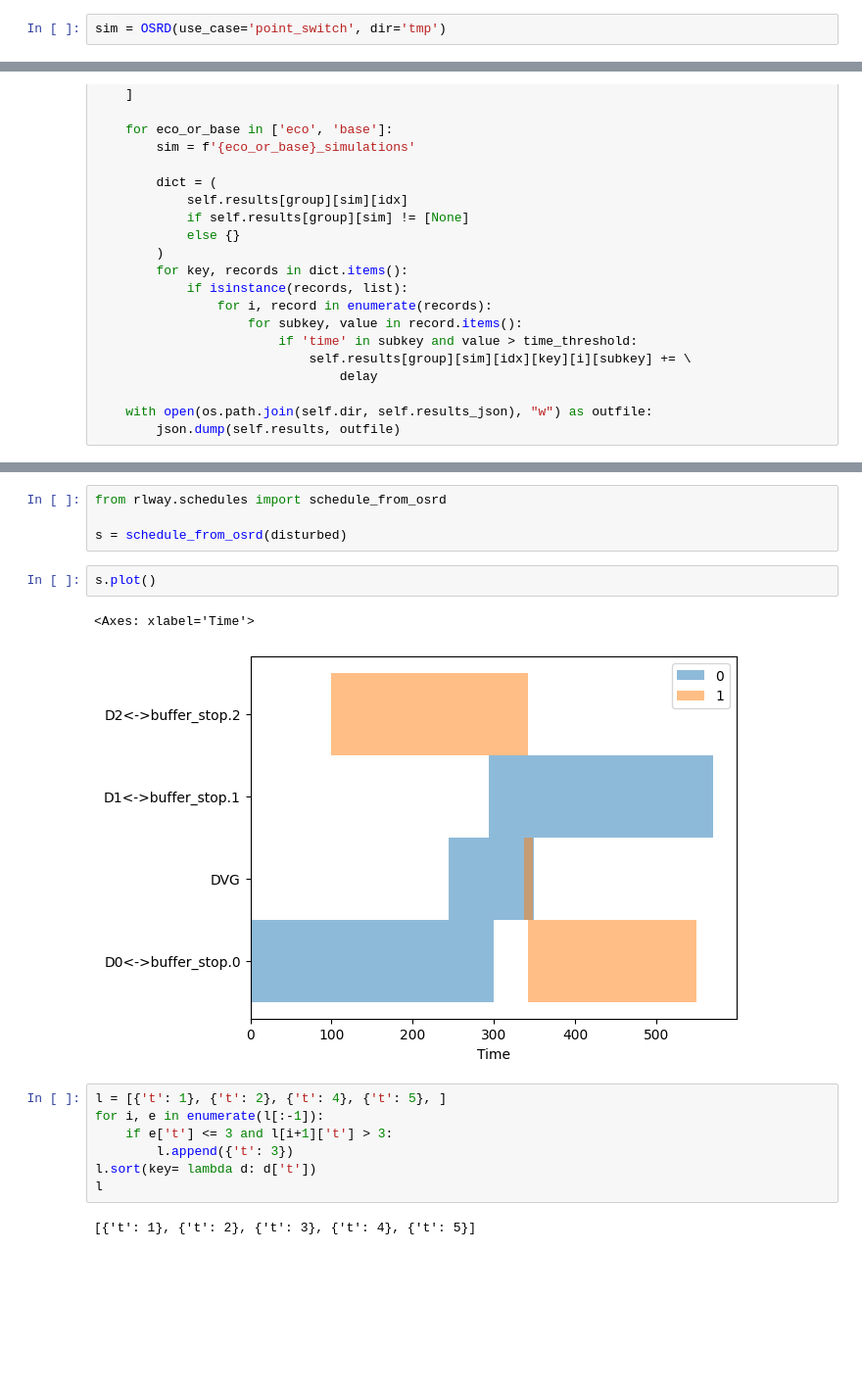
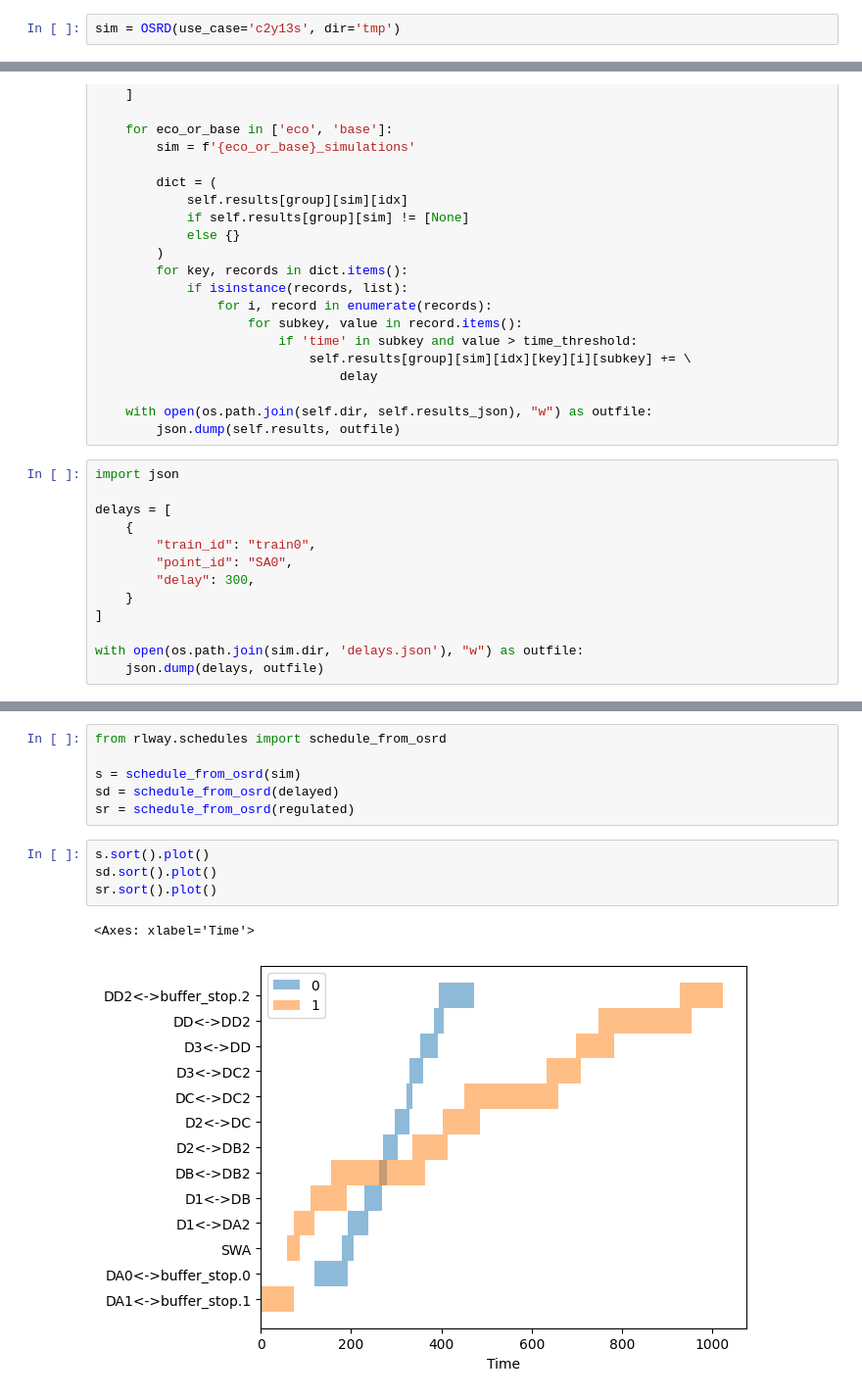
Before and after one commit to y-plus/pyOSRD, a Jupyter notebook: notebooks_explo/add_delay.ipynb, the cells around one changed output, grey strips where cells are left out. Shown at 98% size. Cells and saved outputs as stored; diff of their text form; blank space fills up the shorter version.

```diff
--- a/notebooks_explo/add_delay.ipynb
+++ b/notebooks_explo/add_delay.ipynb
@@ -4,5 +7,5 @@
 # %%
 from rlway.pyosrd.osrd import OSRD
 # %%
-sim = OSRD(use_case='point_switch', dir='tmp')
+sim = OSRD(use_case='c2y13s', dir='tmp')
 # %% [output]
@@ -91,3 +91,16 @@ def add_delay_in_results(
 
     with open(os.path.join(self.dir, self.results_json), "w") as outfile:
         json.dump(self.results, outfile)
+# %%
+import json
+
+delays = [
+    {
+        "train_id": "train0",
+        "point_id": "SA0",
+        "delay": 300,
+    }
+]
+
+with open(os.path.join(sim.dir, 'delays.json'), "w") as outfile:
+    json.dump(delays, outfile)
@@ -152,18 +179,13 @@ fig3.show()
 # %%
 from rlway.schedules import schedule_from_osrd
 
-s = schedule_from_osrd(disturbed)
+s = schedule_from_osrd(sim)
+sd = schedule_from_osrd(delayed)
+sr = schedule_from_osrd(regulated)
-# %%
-s.plot()
-# %% [output]
-<Axes: xlabel='Time'>
-[figure, removed]
-# %%
-l = [{'t': 1}, {'t': 2}, {'t': 4}, {'t': 5}, ]
-for i, e in enumerate(l[:-1]):
-    if e['t'] <= 3 and l[i+1]['t'] > 3:
-        l.append({'t': 3})
-l.sort(key= lambda d: d['t'])
-l
-# %% [output]
-[{'t': 1}, {'t': 2}, {'t': 3}, {'t': 4}, {'t': 5}]
+# %%
+s.sort().plot()
+sd.sort().plot()
+sr.sort().plot()
+# %% [output]
+<Axes: xlabel='Time'>
+[figure, added]
```
Also changed, not shown: parts of 8 cells of this notebook, 3 other files.
